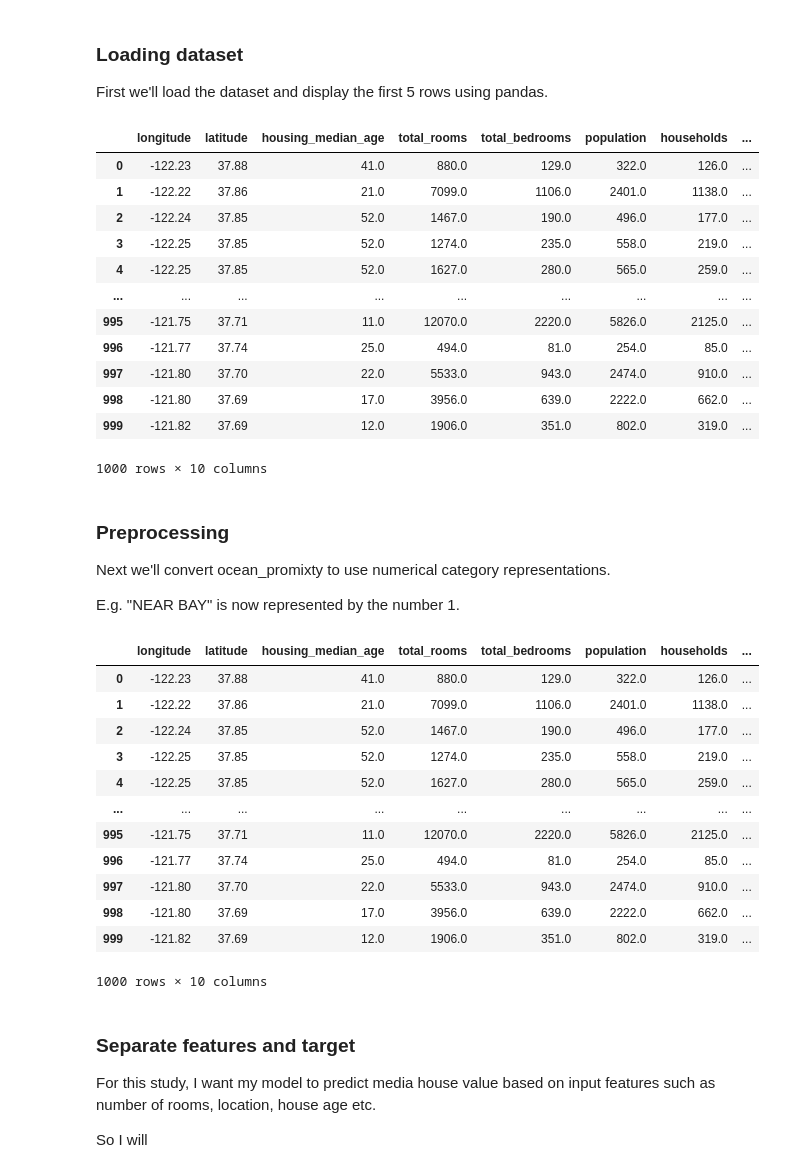
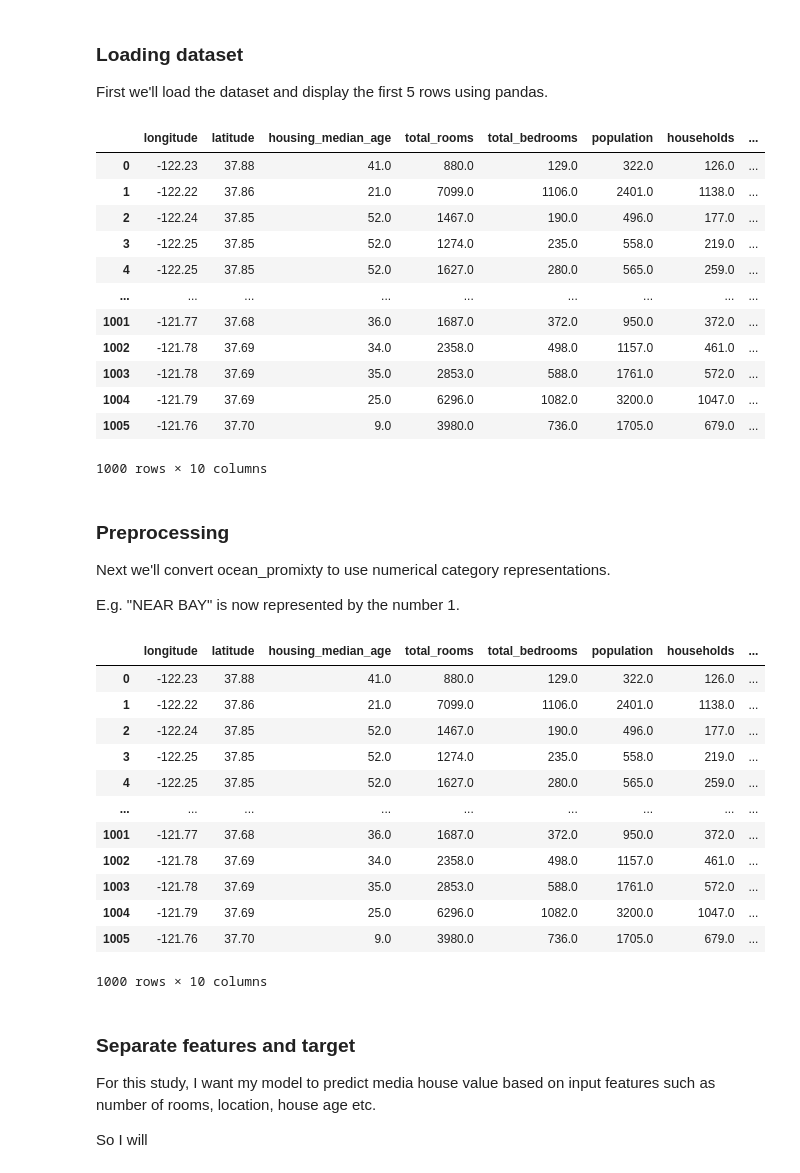
Before and after one commit to vincemaina/linear-regression-model-california-housing, a Jupyter notebook: 3-feature-evaluation.ipynb, the cells around one changed output. Cells and saved outputs as stored; diff of their text form; code cells hidden in the pictures.

Commit message:
fix: issue with NaN values

```diff
--- a/3-feature-evaluation.ipynb
+++ b/3-feature-evaluation.ipynb
@@ -33,22 +31,23 @@ First we'll load the dataset and display the first 5 rows using pandas.
 # %%
 import pandas as pd
 
 df = pd.read_csv('california-housing.csv')
+df.dropna(inplace=True) # Drop rows with NaN values
 
 df.head(1000)
 # %% [output]
 |  | longitude | latitude | housing_median_age | total_rooms | total_bedrooms | population | households | ... |
 | 0 | -122.23 | 37.88 | 41.0 | 880.0 | 129.0 | 322.0 | 126.0 | ... |
 | 1 | -122.22 | 37.86 | 21.0 | 7099.0 | 1106.0 | 2401.0 | 1138.0 | ... |
 | 2 | -122.24 | 37.85 | 52.0 | 1467.0 | 190.0 | 496.0 | 177.0 | ... |
 | 3 | -122.25 | 37.85 | 52.0 | 1274.0 | 235.0 | 558.0 | 219.0 | ... |
 | 4 | -122.25 | 37.85 | 52.0 | 1627.0 | 280.0 | 565.0 | 259.0 | ... |
 | ... | ... | ... | ... | ... | ... | ... | ... | ... |
-| 995 | -121.75 | 37.71 | 11.0 | 12070.0 | 2220.0 | 5826.0 | 2125.0 | ... |
-| 996 | -121.77 | 37.74 | 25.0 | 494.0 | 81.0 | 254.0 | 85.0 | ... |
-| 997 | -121.80 | 37.70 | 22.0 | 5533.0 | 943.0 | 2474.0 | 910.0 | ... |
-| 998 | -121.80 | 37.69 | 17.0 | 3956.0 | 639.0 | 2222.0 | 662.0 | ... |
-| 999 | -121.82 | 37.69 | 12.0 | 1906.0 | 351.0 | 802.0 | 319.0 | ... |
+| 1001 | -121.77 | 37.68 | 36.0 | 1687.0 | 372.0 | 950.0 | 372.0 | ... |
+| 1002 | -121.78 | 37.69 | 34.0 | 2358.0 | 498.0 | 1157.0 | 461.0 | ... |
+| 1003 | -121.78 | 37.69 | 35.0 | 2853.0 | 588.0 | 1761.0 | 572.0 | ... |
+| 1004 | -121.79 | 37.69 | 25.0 | 6296.0 | 1082.0 | 3200.0 | 1047.0 | ... |
+| 1005 | -121.76 | 37.70 | 9.0 | 3980.0 | 736.0 | 1705.0 | 679.0 | ... |
 1000 rows × 10 columns
 # %% [markdown]
 ### Preprocessing
@@ -69,11 +68,11 @@ df.head(1000)
 | 3 | -122.25 | 37.85 | 52.0 | 1274.0 | 235.0 | 558.0 | 219.0 | ... |
 | 4 | -122.25 | 37.85 | 52.0 | 1627.0 | 280.0 | 565.0 | 259.0 | ... |
 | ... | ... | ... | ... | ... | ... | ... | ... | ... |
-| 995 | -121.75 | 37.71 | 11.0 | 12070.0 | 2220.0 | 5826.0 | 2125.0 | ... |
-| 996 | -121.77 | 37.74 | 25.0 | 494.0 | 81.0 | 254.0 | 85.0 | ... |
-| 997 | -121.80 | 37.70 | 22.0 | 5533.0 | 943.0 | 2474.0 | 910.0 | ... |
-| 998 | -121.80 | 37.69 | 17.0 | 3956.0 | 639.0 | 2222.0 | 662.0 | ... |
-| 999 | -121.82 | 37.69 | 12.0 | 1906.0 | 351.0 | 802.0 | 319.0 | ... |
+| 1001 | -121.77 | 37.68 | 36.0 | 1687.0 | 372.0 | 950.0 | 372.0 | ... |
+| 1002 | -121.78 | 37.69 | 34.0 | 2358.0 | 498.0 | 1157.0 | 461.0 | ... |
+| 1003 | -121.78 | 37.69 | 35.0 | 2853.0 | 588.0 | 1761.0 | 572.0 | ... |
+| 1004 | -121.79 | 37.69 | 25.0 | 6296.0 | 1082.0 | 3200.0 | 1047.0 | ... |
+| 1005 | -121.76 | 37.70 | 9.0 | 3980.0 | 736.0 | 1705.0 | 679.0 | ... |
 1000 rows × 10 columns
 # %% [markdown]
 ### Separate features and target
```
Also changed, not shown: parts of 8 cells of this notebook, 1 other file.
